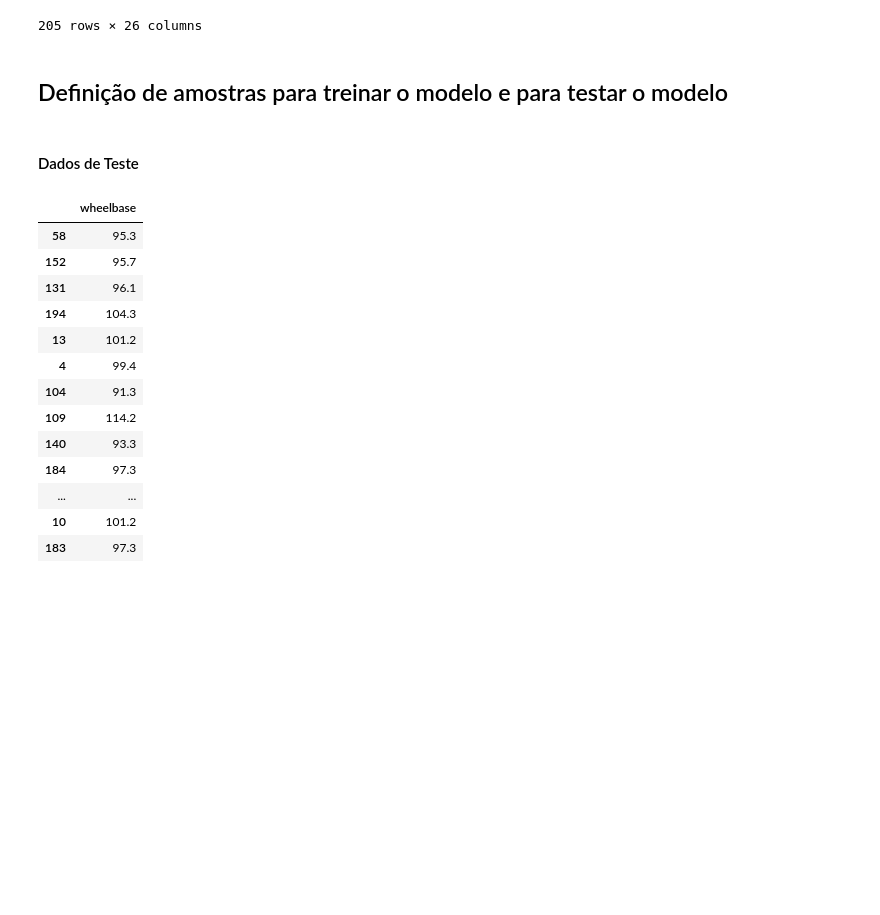
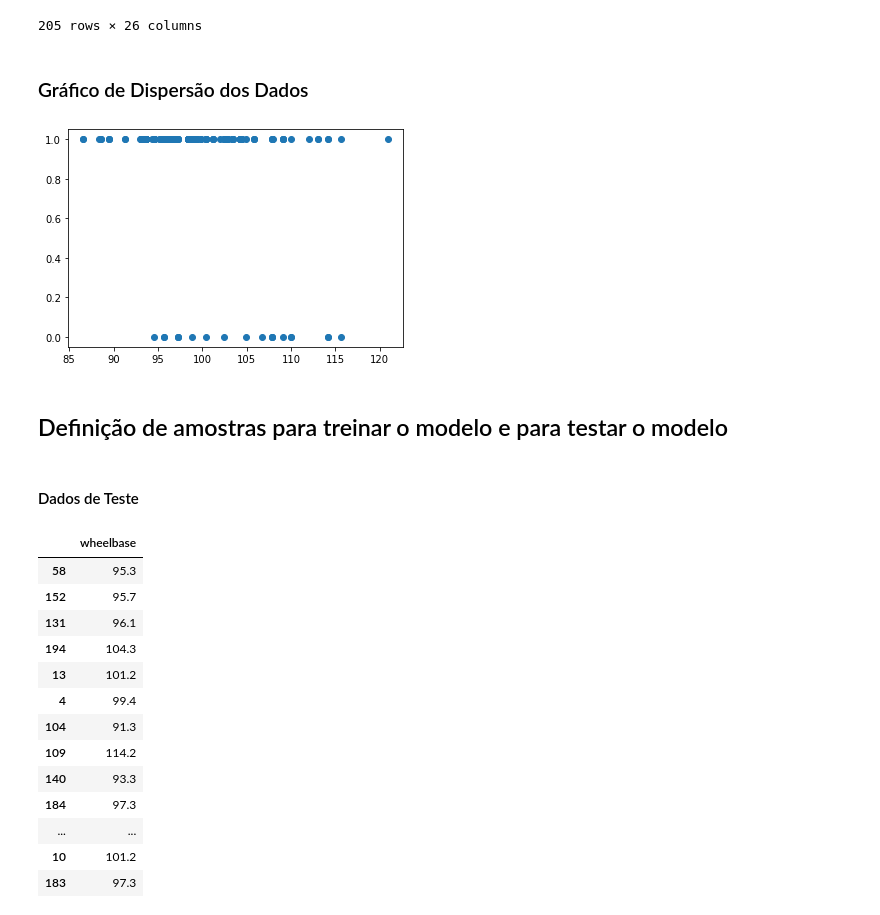
Before and after one commit to Lhc128/regressao_logistica, a Jupyter notebook: Regressão Logística.ipynb, the cells around one changed output. Cells and saved outputs as stored; diff of their text form; code cells hidden in the pictures; blank space fills up the shorter version.

Commit message:
Adicione gráfico

```diff
--- a/Regressão Logística.ipynb
+++ b/Regressão Logística.ipynb
@@ -64,5 +64,3 @@ df3 = df2.replace("gas",1)
 #definindo as variáveis independentes e a variável dependente sendo observada
 y = df3["fueltype"]
 x = df3.drop(df3.columns, axis=1)
-# %% [markdown]
-## Definição de amostras para treinar o modelo e para testar o modelo
@@ -71,2 +67,10 @@ X_train, X_test, y_train, y_test = train_test_split(df3[["wheelbase"]],df3["fuel
-# %% [markdown]
-#### Dados de Teste
+# %% [markdown]
+### Gráfico de Dispersão dos Dados
+# %%
+plt.figure()
+plt.scatter(df3["wheelbase"], df3["fueltype"])
+plt.show()
+# %% [output]
+[figure, added]
+# %% [markdown]
+## Definição de amostras para treinar o modelo e para testar o modelo
@@ -73,3 +79,5 @@ X_train, X_test, y_train, y_test = train_test_split(df3[["wheelbase"]],df3["fuel
+# %% [markdown]
+#### Dados de Teste
 # %%
 X_test
 # %% [output]
```
Also changed, not shown: parts of 12 cells of this notebook.
